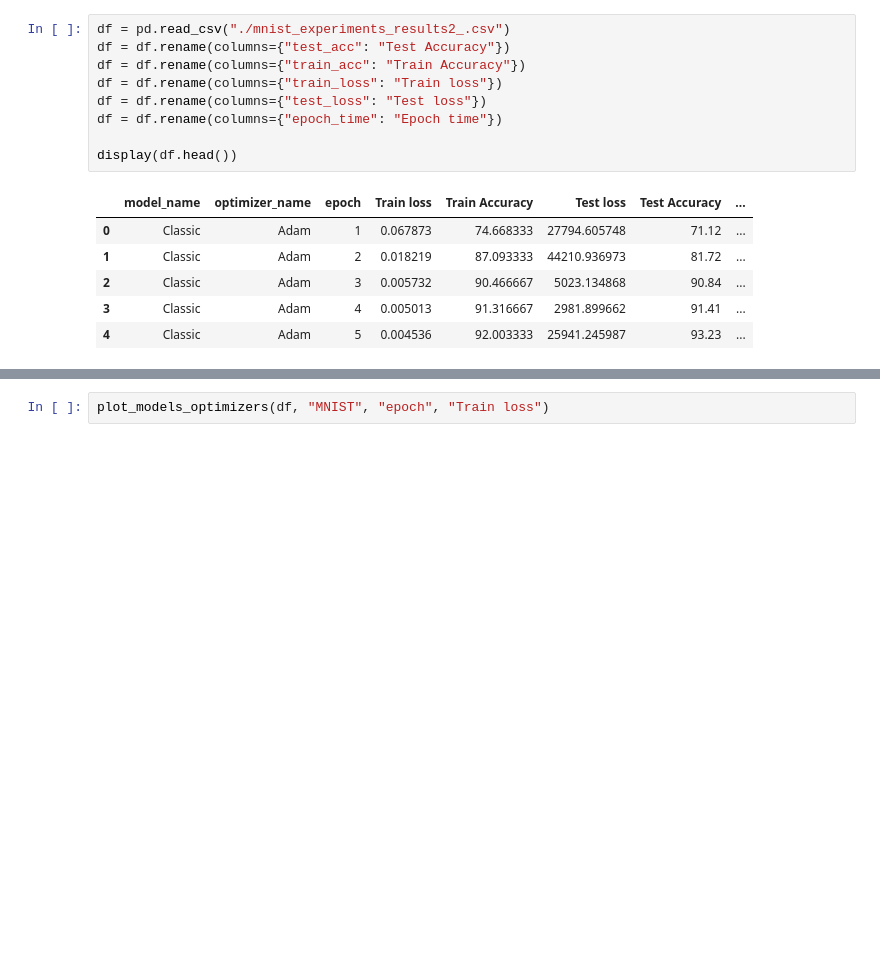
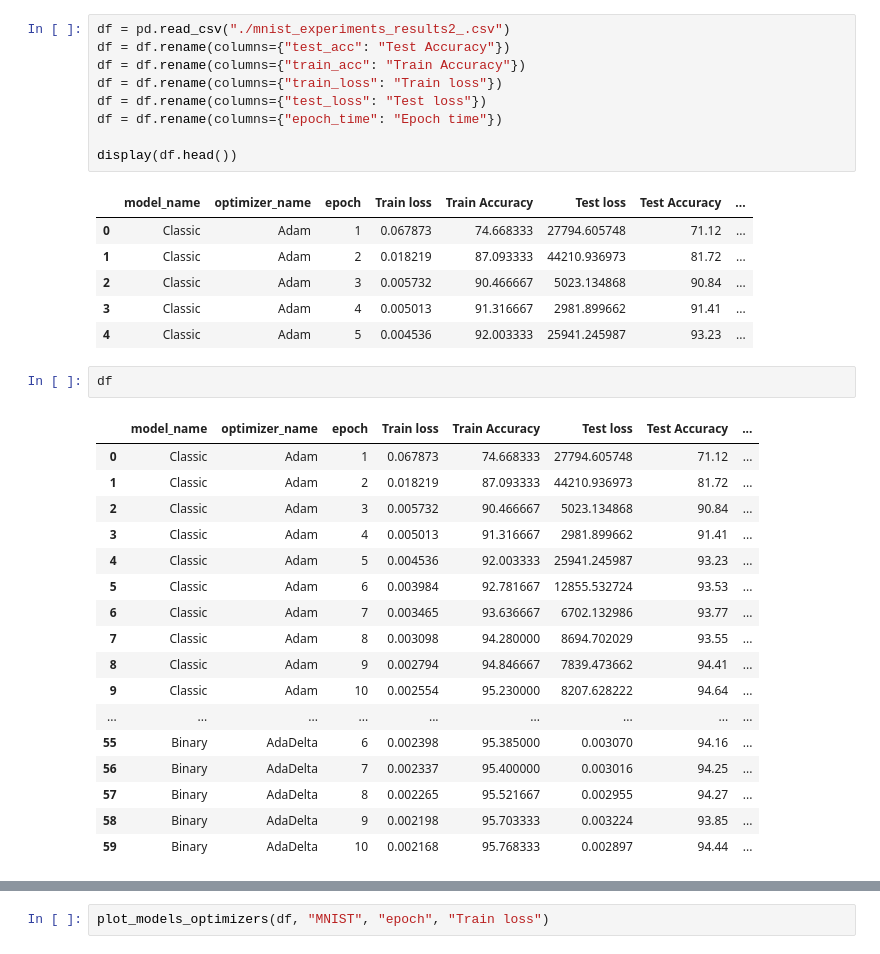
Before and after one commit to LJaremek/OptimizationDataAnalysis-MINI, a Jupyter notebook: mlp-mnist/mnist_plots.ipynb, the cells around one changed output, grey strips where cells are left out. Drawn from its saved outputs; the diff is of its cells as text; blank space fills up the shorter version.

```diff
--- a/mlp-mnist/mnist_plots.ipynb
+++ b/mlp-mnist/mnist_plots.ipynb
@@ -18,6 +18,26 @@ display(df.head())
 | 2 | Classic | Adam | 3 | 0.005732 | 90.466667 | 5023.134868 | 90.84 | ... |
 | 3 | Classic | Adam | 4 | 0.005013 | 91.316667 | 2981.899662 | 91.41 | ... |
 | 4 | Classic | Adam | 5 | 0.004536 | 92.003333 | 25941.245987 | 93.23 | ... |
+# %%
+df
+# %% [output]
+|  | model_name | optimizer_name | epoch | Train loss | Train Accuracy | Test loss | Test Accuracy | ... |
+| 0 | Classic | Adam | 1 | 0.067873 | 74.668333 | 27794.605748 | 71.12 | ... |
+| 1 | Classic | Adam | 2 | 0.018219 | 87.093333 | 44210.936973 | 81.72 | ... |
+| 2 | Classic | Adam | 3 | 0.005732 | 90.466667 | 5023.134868 | 90.84 | ... |
+| 3 | Classic | Adam | 4 | 0.005013 | 91.316667 | 2981.899662 | 91.41 | ... |
+| 4 | Classic | Adam | 5 | 0.004536 | 92.003333 | 25941.245987 | 93.23 | ... |
+| 5 | Classic | Adam | 6 | 0.003984 | 92.781667 | 12855.532724 | 93.53 | ... |
+| 6 | Classic | Adam | 7 | 0.003465 | 93.636667 | 6702.132986 | 93.77 | ... |
+| 7 | Classic | Adam | 8 | 0.003098 | 94.280000 | 8694.702029 | 93.55 | ... |
+| 8 | Classic | Adam | 9 | 0.002794 | 94.846667 | 7839.473662 | 94.41 | ... |
+| 9 | Classic | Adam | 10 | 0.002554 | 95.230000 | 8207.628222 | 94.64 | ... |
+| ... | ... | ... | ... | ... | ... | ... | ... | ... |
+| 55 | Binary | AdaDelta | 6 | 0.002398 | 95.385000 | 0.003070 | 94.16 | ... |
+| 56 | Binary | AdaDelta | 7 | 0.002337 | 95.400000 | 0.003016 | 94.25 | ... |
+| 57 | Binary | AdaDelta | 8 | 0.002265 | 95.521667 | 0.002955 | 94.27 | ... |
+| 58 | Binary | AdaDelta | 9 | 0.002198 | 95.703333 | 0.003224 | 93.85 | ... |
+| 59 | Binary | AdaDelta | 10 | 0.002168 | 95.768333 | 0.002897 | 94.44 | ... |
 # %%
 plot_models_optimizers(df, "MNIST", "epoch", "Test Accuracy", y_unit="[%]")
 plot_models_optimizers(df, "MNIST", "epoch", "Train Accuracy", y_unit="[%]")
```
Also changed, not shown: parts of 1 cell of this notebook, 1 other file.
